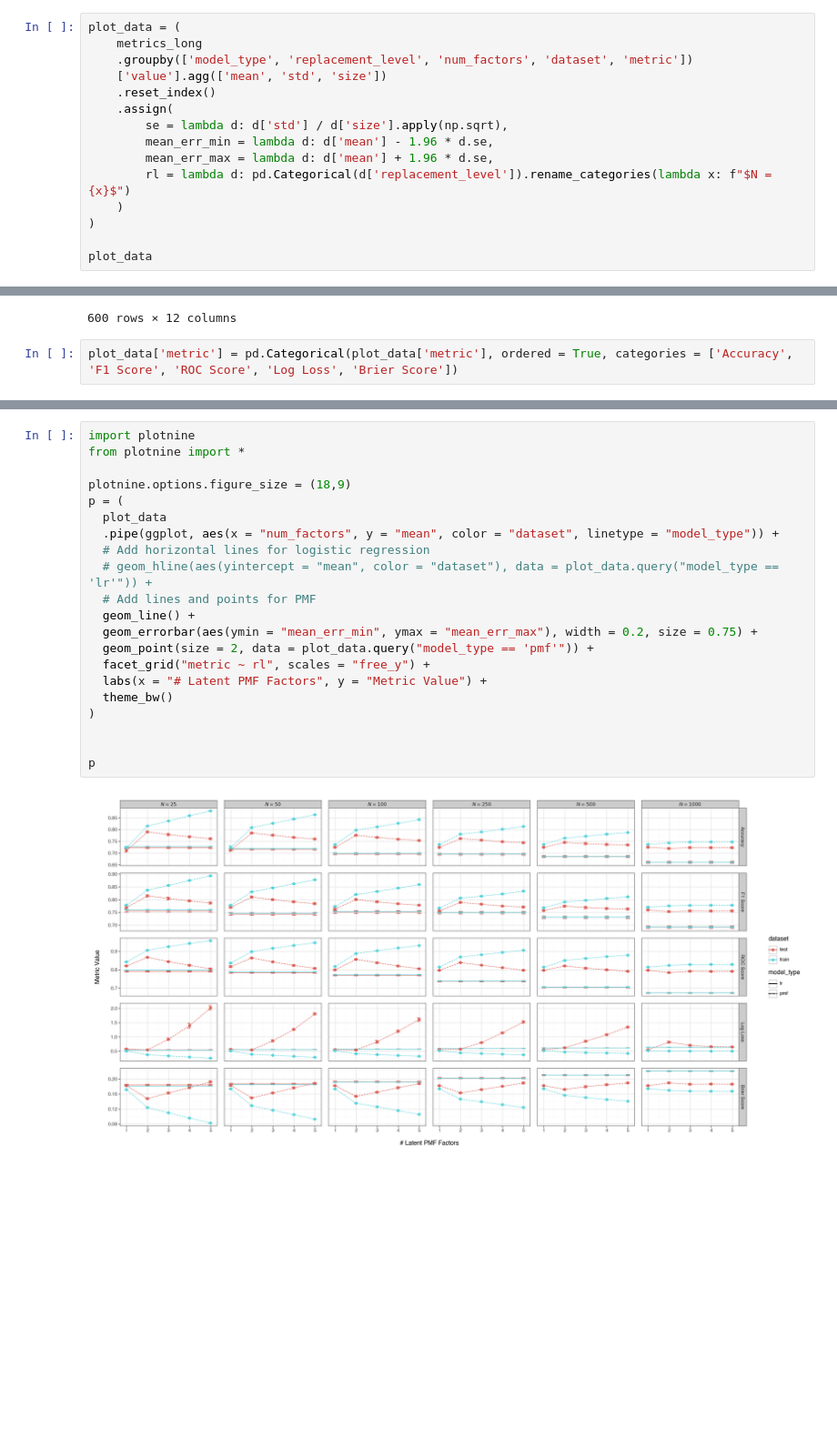
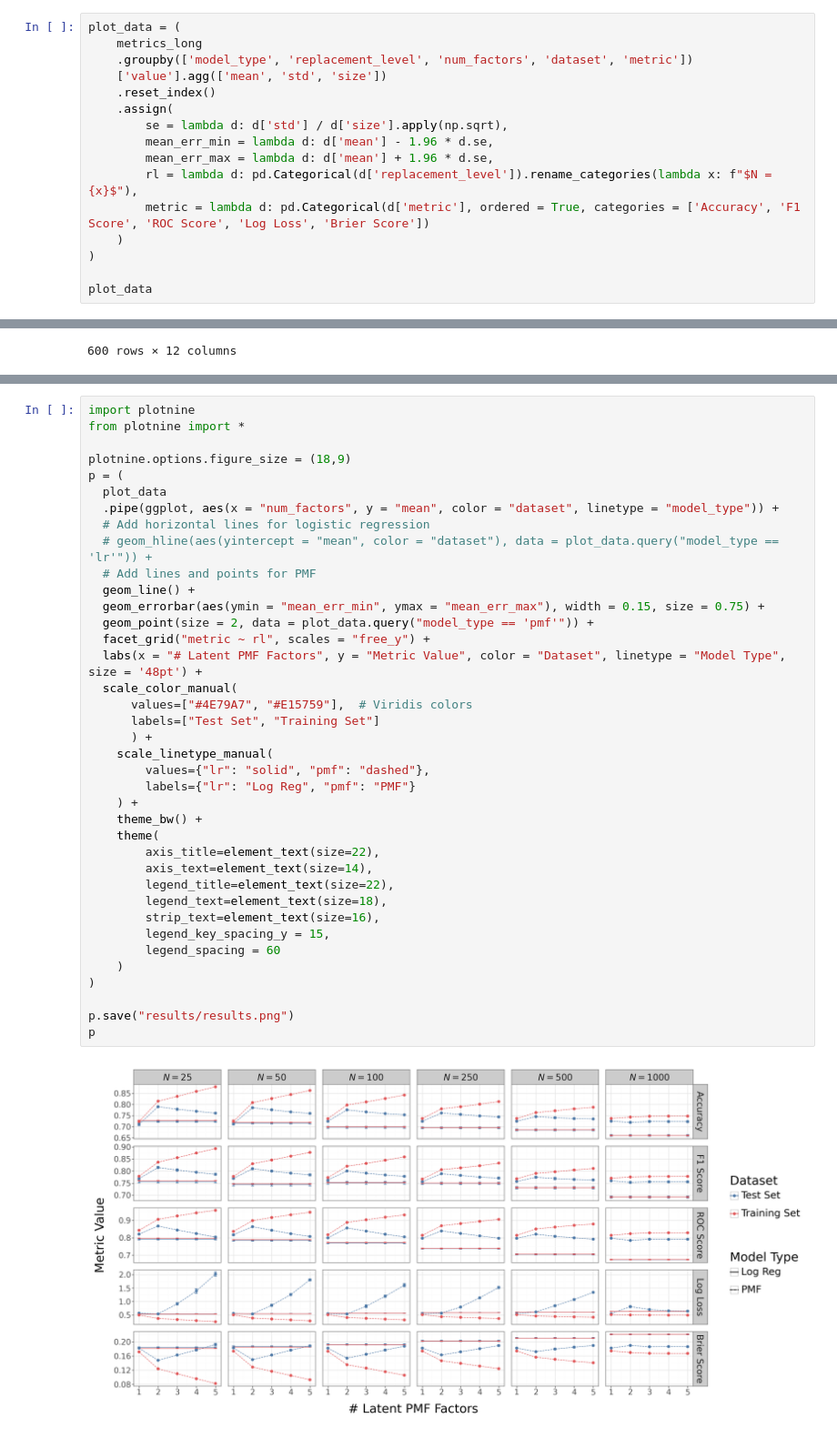
Before and after one commit to baronet2/boulder2vec, a Jupyter notebook: eval.ipynb, the cells around one changed output, grey strips where cells are left out. Shown at 91% size. Drawn from its saved outputs; the diff is of its cells as text; blank space fills up the shorter version.

```diff
--- a/eval.ipynb
+++ b/eval.ipynb
@@ -139,7 +129,8 @@ plot_data = (
         se = lambda d: d['std'] / d['size'].apply(np.sqrt),
         mean_err_min = lambda d: d['mean'] - 1.96 * d.se,
         mean_err_max = lambda d: d['mean'] + 1.96 * d.se,
-        rl = lambda d: pd.Categorical(d['replacement_level']).rename_categories(lambda x: f"$N = {x}$")
+        rl = lambda d: pd.Categorical(d['replacement_level']).rename_categories(lambda x: f"$N = {x}$"),
+        metric = lambda d: pd.Categorical(d['metric'], ordered = True, categories = ['Accuracy', 'F1 Score', 'ROC Score', 'Log Loss', 'Brier Score'])
     )
 )
 
@@ -158,5 +149,3 @@ plot_data
 | 598 | pmf | 1000 | 5 | train | Log Loss | 0.496888 | 0.002752 | 5 | 0.001231 | ... |
 | 599 | pmf | 1000 | 5 | train | ROC Score | 0.828957 | 0.001927 | 5 | 0.000862 | ... |
 600 rows × 12 columns
-# %%
-plot_data['metric'] = pd.Categorical(plot_data['metric'], ordered = True, categories = ['Accuracy', 'F1 Score', 'ROC Score', 'Log Loss', 'Brier Score'])
@@ -179,23 +152,40 @@ plot_data
 # %%
 import plotnine
 from plotnine import *
 
 plotnine.options.figure_size = (18,9)
 p = (
   plot_data
   .pipe(ggplot, aes(x = "num_factors", y = "mean", color = "dataset", linetype = "model_type")) +
   # Add horizontal lines for logistic regression
   # geom_hline(aes(yintercept = "mean", color = "dataset"), data = plot_data.query("model_type == 'lr'")) +
   # Add lines and points for PMF
   geom_line() +
-  geom_errorbar(aes(ymin = "mean_err_min", ymax = "mean_err_max"), width = 0.2, size = 0.75) +
+  geom_errorbar(aes(ymin = "mean_err_min", ymax = "mean_err_max"), width = 0.15, size = 0.75) +
   geom_point(size = 2, data = plot_data.query("model_type == 'pmf'")) +
   facet_grid("metric ~ rl", scales = "free_y") +
-  labs(x = "# Latent PMF Factors", y = "Metric Value") +
-  theme_bw()
+  labs(x = "# Latent PMF Factors", y = "Metric Value", color = "Dataset", linetype = "Model Type", size = '48pt') +
+  scale_color_manual(
+      values=["#4E79A7", "#E15759"],  # Viridis colors
+      labels=["Test Set", "Training Set"]
+      ) +
+    scale_linetype_manual(
+        values={"lr": "solid", "pmf": "dashed"},
+        labels={"lr": "Log Reg", "pmf": "PMF"}
+    ) +
+    theme_bw() +
+    theme(
+        axis_title=element_text(size=22),
+        axis_text=element_text(size=14),
+        legend_title=element_text(size=22),
+        legend_text=element_text(size=18),
+        strip_text=element_text(size=16),
+        legend_key_spacing_y = 15,
+        legend_spacing = 60
+    )
 )
 
-
+p.save("results/results.png")
 p
 # %% [output]
-[figure, old version]
+[figure, new version]
```
Also changed, not shown: parts of 4 cells of this notebook, 1 other file.
